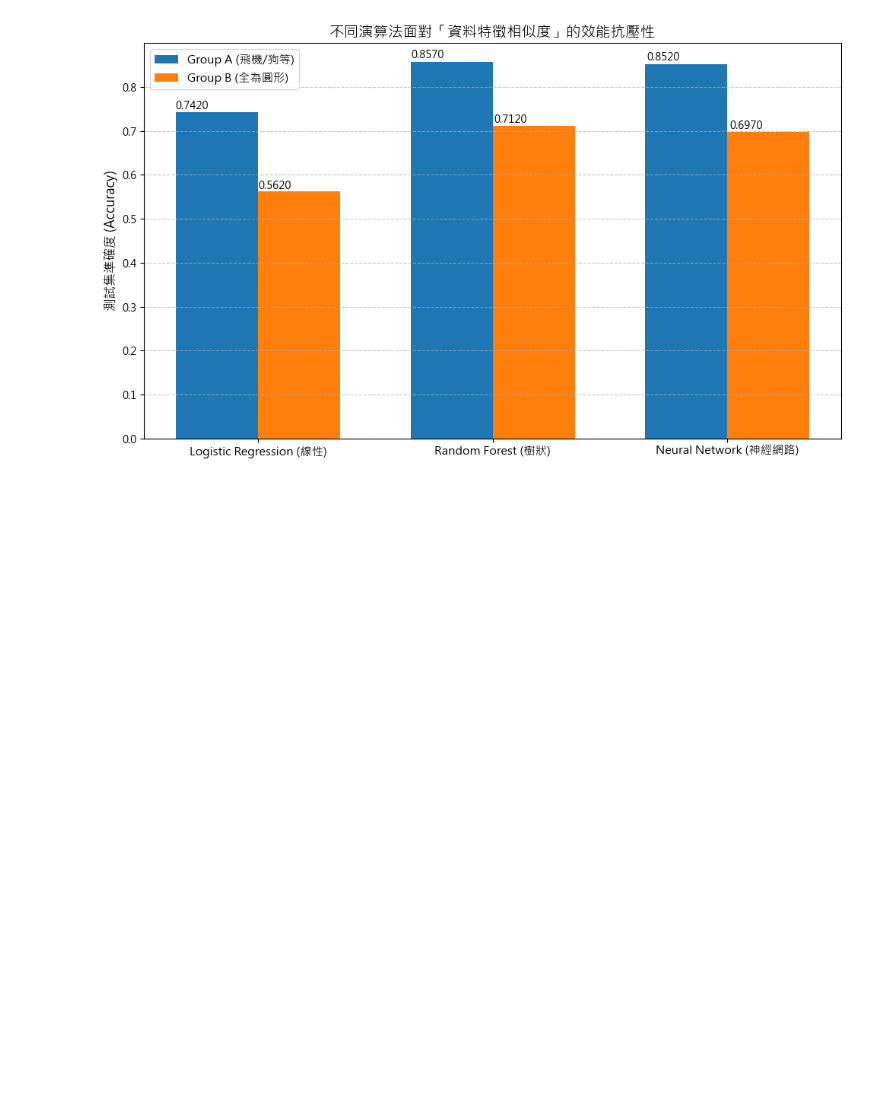
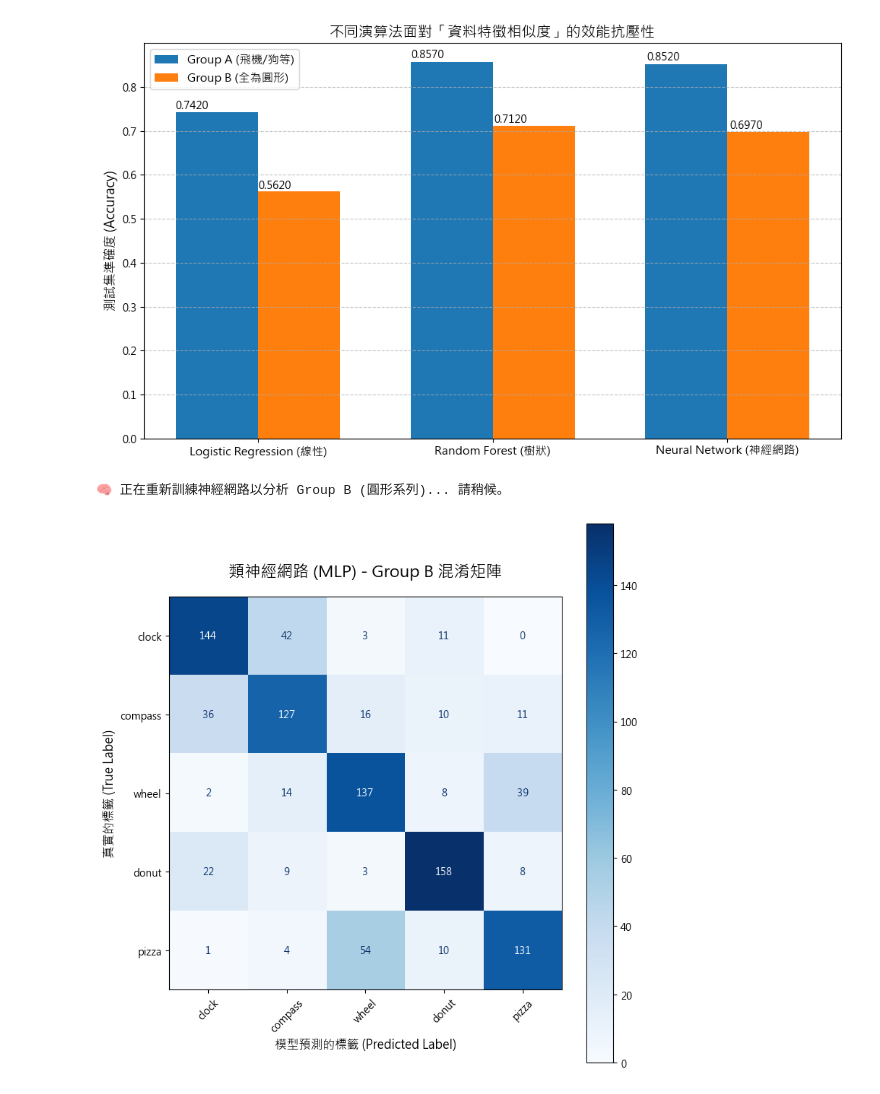
Before and after one commit to Xuan-xing/ML-QuickDraw-Classifier, a Jupyter notebook: program.ipynb, the cells around one changed output. Drawn from its saved outputs; the diff is of its cells as text; code cells hidden in the pictures; blank space fills up the shorter version.

```diff
--- a/program.ipynb
+++ b/program.ipynb
@@ -236,3 +236,53 @@ plt.show()
 [Neural Network (神經網路)] 準確度: 0.6970 | 耗時: 1.49 秒
 -------------------------------------------------------
 [figure]
+# %%
+from sklearn.metrics import confusion_matrix, ConfusionMatrixDisplay
+import matplotlib.pyplot as plt
+from sklearn.pipeline import Pipeline
+from sklearn.preprocessing import StandardScaler
+from sklearn.neural_network import MLPClassifier
+
+# 1. 單獨抓出我們想深入分析的模型 (MLP) 與資料集 (Group B)
+print("🧠 正在重新訓練神經網路以分析 Group B (圓形系列)... 請稍候。")
+mlp_pipeline = Pipeline([
+    ('scaler', StandardScaler()),
+    ('mlp', MLPClassifier(
+        hidden_layer_sizes=(128, 64),
+        activation='relu',
+        solver='adam',
+        max_iter=500,
+        early_stopping=True,
+        random_state=42
+    ))
+])
+
+# 進行訓練
+mlp_pipeline.fit(X_train_B, y_train_B)
+
+# 2. 讓模型進行預測，交出答卷
+y_pred_B = mlp_pipeline.predict(X_test_B)
+
+# 3. 計算並繪製混淆矩陣
+cm = confusion_matrix(y_test_B, y_pred_B)
+
+# 設定中文字體避免亂碼
+plt.rcParams['font.sans-serif'] = ['Arial Unicode MS', 'Microsoft JhengHei', 'SimHei']
+plt.rcParams['axes.unicode_minus'] = False
+
+# 畫圖設定
+fig, ax = plt.subplots(figsize=(8, 8))
+disp = ConfusionMatrixDisplay(confusion_matrix=cm, display_labels=GROUP_B)
+
+# cmap='Blues' 代表用藍色漸層顯示，數值越大顏色越深
+disp.plot(cmap='Blues', ax=ax, values_format='d', xticks_rotation=45)
+
+plt.title('類神經網路 (MLP) - Group B 混淆矩陣', fontsize=16, pad=20)
+plt.xlabel('模型預測的標籤 (Predicted Label)', fontsize=12)
+plt.ylabel('真實的標籤 (True Label)', fontsize=12)
+
+plt.tight_layout()
+plt.show()
+# %% [output]
+🧠 正在重新訓練神經網路以分析 Group B (圓形系列)... 請稍候。
+[figure, added]
```
Also changed, not shown: parts of 1 cell of this notebook.
